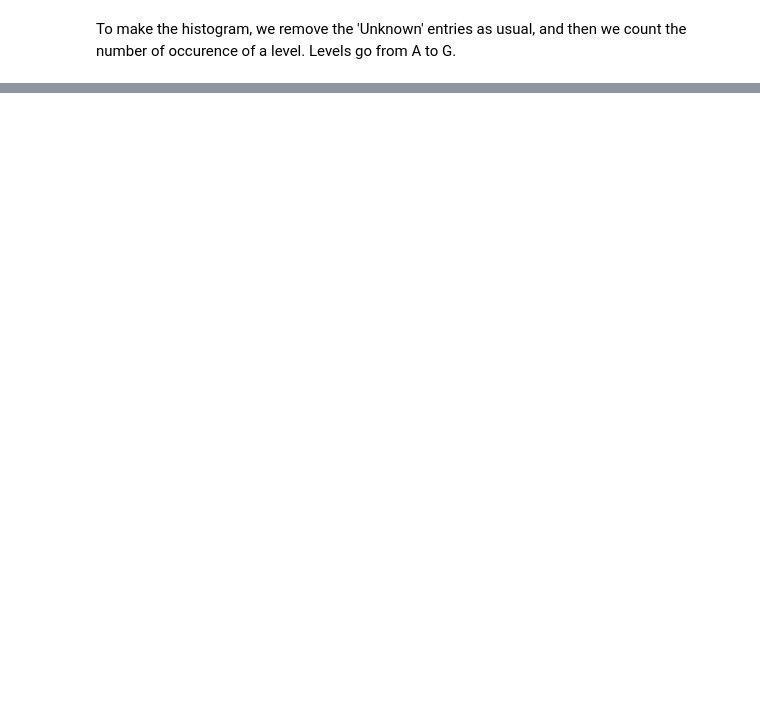
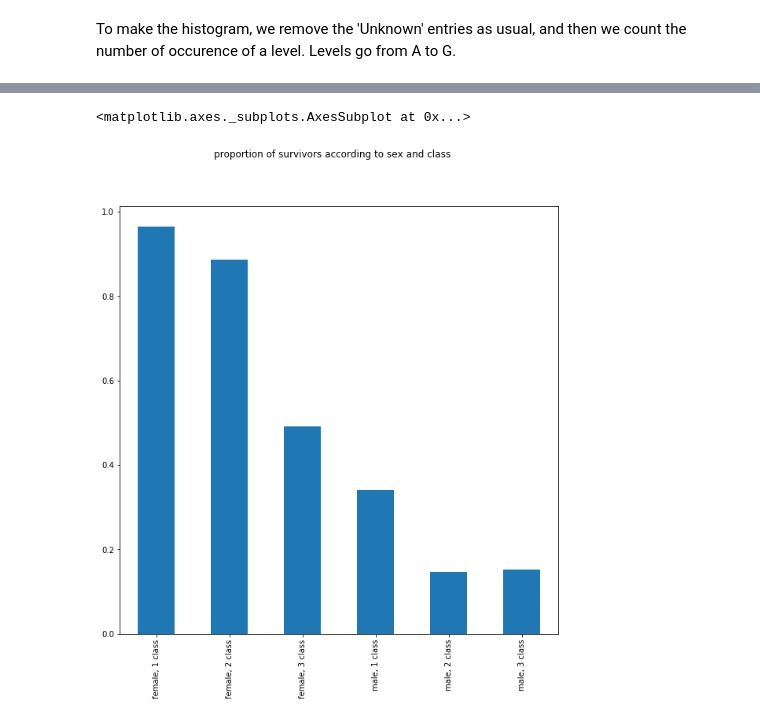
Before and after one commit to adrienruault/ada_molmaru, a Jupyter notebook: Homework01/Solution_task3.ipynb, the cells around one changed output, grey strips where cells are left out. Saved outputs shown, nothing was run; the diff lists cells and outputs as text; code cells hidden in the pictures; blank space fills up the shorter version.

```diff
--- a/Homework01/Solution_task3.ipynb
+++ b/Homework01/Solution_task3.ipynb
@@ -320,0 +340,21 @@ AttributeError: 'bool' object has no attribute 'any'
+# %%
+men_survivor_ratio = ((excel_content['sex'].astype(str) == 'male')
+                       & (excel_content['survived'] == 1)).value_counts('True')[True]
+female_survivor_ratio = ((excel_content['sex'].astype(str) == 'female')
+                       & (excel_content['survived'] == 1)).value_counts('True')[True]
+
+histo_array = []
+histo_indexes = []
+
+for sex in sex_categories:
+    for pclass in pclass_categories:
+        histo_indexes.append(sex + ", " + pclass.astype(str) + " class")
+        histo_array.append((((excel_content['sex'] == sex) &  (excel_content['pclass'] == pclass)
+                    & (excel_content['survived'] == 1)).value_counts('True')[True]) /
+                      ((excel_content['sex'] == sex) &  (excel_content['pclass'] == pclass)).value_counts('True')[True])
+
+plt.figure(figsize=[10,10]).suptitle('proportion of survivors according to sex and class')
+pd.Series(histo_array,index=histo_indexes ).plot(kind='bar')
+# %% [output]
+<matplotlib.axes._subplots.AxesSubplot at 0x...>
+[figure, added]
```
Also changed, not shown: parts of 9 cells of this notebook.
